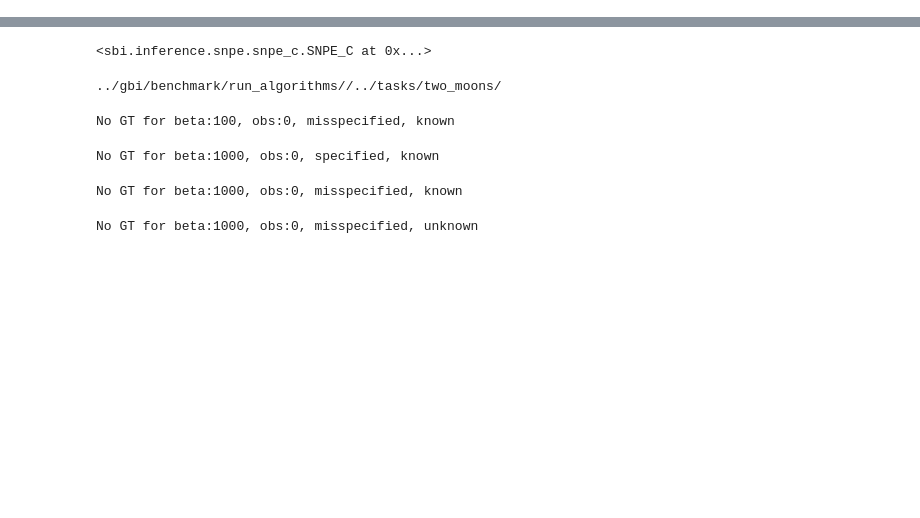
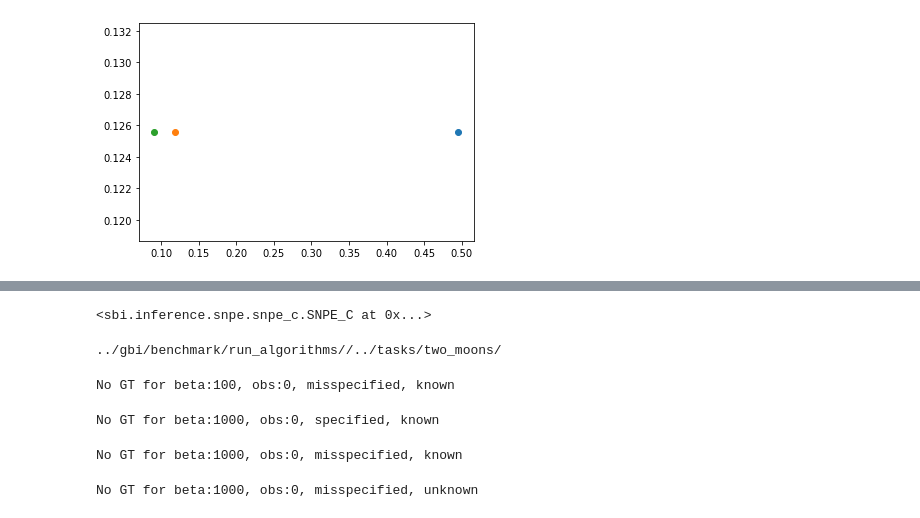
Before and after one commit to mackelab/neuralgbi, a Jupyter notebook: dev_notebook/run_comparisons.ipynb, the cells around one changed output, grey strips where cells are left out. Cells and saved outputs as stored; diff of their text form; code cells hidden in the pictures; blank space fills up the shorter version.

```diff
--- a/dev_notebook/run_comparisons.ipynb
+++ b/dev_notebook/run_comparisons.ipynb
@@ -198,0 +248,6 @@ dist_estimate
+# %%
+
+for i_b in [3,4,5]:
+    plt.plot(df_cur['dist_sample_mean'].iloc[i_b], df_cur['dist_sample_mean'].iloc[-1], 'o')
+# %% [output]
+[figure, added]
```
Also changed, not shown: parts of 10 cells of this notebook, 4 other files.
